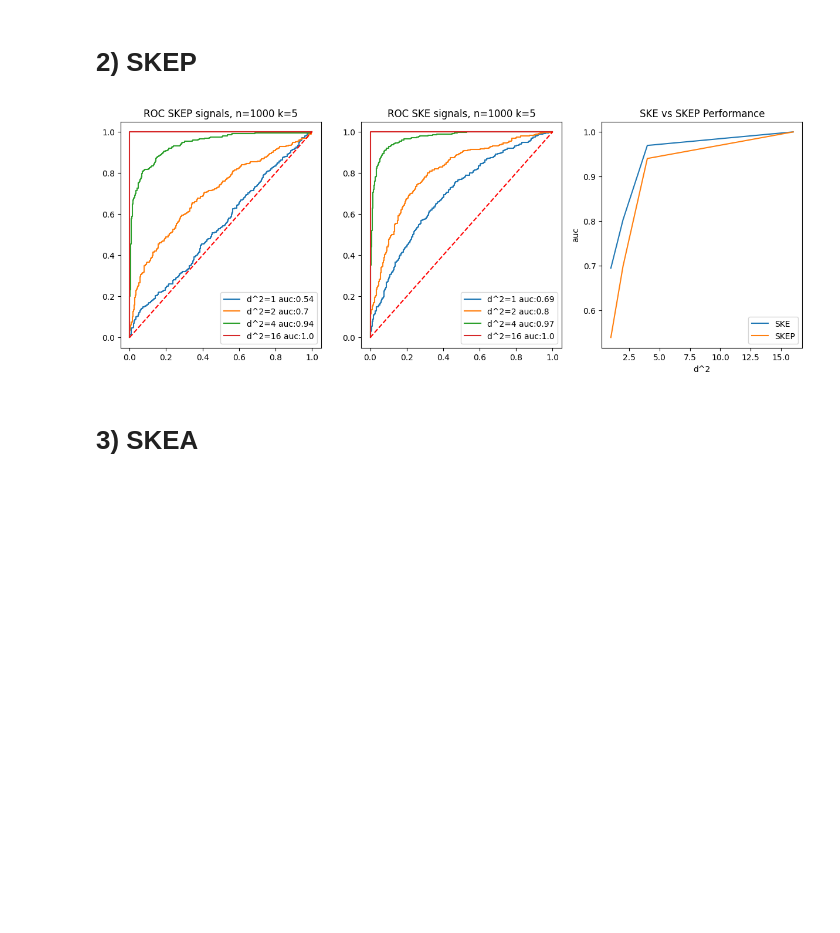
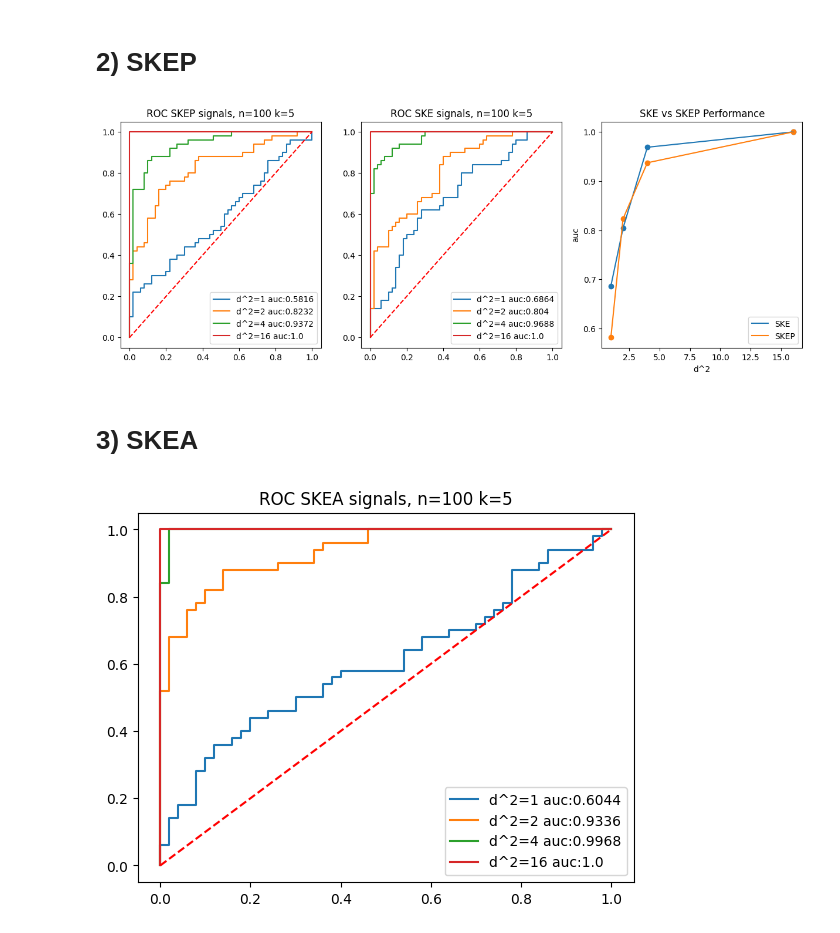
Before and after one commit to albertlyuan/ece-585, a Jupyter notebook: hw2.ipynb, the cells around one changed output. Cells and saved outputs as stored; diff of their text form; code cells hidden in the pictures; blank space fills up the shorter version.

```diff
--- a/hw2.ipynb
+++ b/hw2.ipynb
@@ -94,7 +93,7 @@ E = 1
 amp = 1
 freq = 10
 k=5
-n = 1000
+n = 100
 
 unknownPhase = np.random.uniform(0, 2*np.pi)
 t = np.linspace(0, 2 * np.pi, k)
@@ -121,7 +120,7 @@ for d in d2:
     pd,pfa = calcPdPfa(decisionStats)
     auc = metrics.auc(pfa,pd)
 
-    ax[0].plot(pfa,pd, label=f"d^2={d} auc:{round(auc,2)}")
+    ax[0].plot(pfa,pd, label=f"d^2={d} auc:{round(auc,5)}")
     ax[0].set_title(f"ROC SKEP signals, n={n} k={k}")
     SKEP.append(auc)
 
@@ -144,7 +143,7 @@ for d in d2:
     pd,pfa = calcPdPfa(decisionStats)
     auc = metrics.auc(pfa,pd)
 
-    ax[1].plot(pfa,pd, label=f"d^2={d} auc:{round(auc,2)}")
+    ax[1].plot(pfa,pd, label=f"d^2={d} auc:{round(auc,5)}")
     ax[1].set_title(f"ROC SKE signals, n={n} k={k}")
     SKE.append(auc)
 
@@ -154,6 +153,8 @@ ax[0].plot([0, 1], [0, 1],'r--')
 ax[1].plot([0, 1], [0, 1],'r--')
 
 ax[2].plot(d2, SKE, label="SKE")
+ax[2].scatter(d2, SKE)
+ax[2].scatter(d2, SKEP)
 ax[2].plot(d2, SKEP, label="SKEP")
 ax[2].set_xlabel("d^2")
 ax[2].set_ylabel("auc")
@@ -161,7 +162,7 @@ ax[2].set_title("SKE vs SKEP Performance")
 ax[2].legend()
 plt.show()
 # %% [output]
-[figure, old version]
+[figure, new version]
 # %% [markdown]
 # 3) SKEA
 # %%
@@ -169,44 +170,40 @@ np.random.seed(seed=0)
 
 d2 = [1,2,4,16]
 E = 1
-
-amp = 1
 freq = 10
-# k = 360
+n = 100
 k=5
-n = 1000
 
 
-
-unknownPhase = np.random.uniform(0, 2*np.pi)
+unknownAmp = np.random.uniform(0.0,1.0)
+phase = np.random.uniform(0, 2*np.pi)
 t = np.linspace(0, 2 * np.pi, k)
-signal = amp * np.sin(freq * t + unknownPhase)
+signal = unknownAmp * np.sin(freq * t + phase)
 
 fig, ax = plt.subplots()
 for d in d2:
     noise_variance = E/d
 
     h1 = signal + np.random.normal(0, noise_variance, size=(n//2, k))
     h0 = np.random.normal(0, noise_variance, size=(n//2, k))
     decisionStats = np.ndarray((n,2))
 
-    # integrate from 0 to 2pi of cos^2
-    # S: integrated over 2pi S*S
-    # N: integrated over 2pi: N*S
-    decisionStats[:n//2,0] = np.power(np.sum(h1*amp*np.cos(freq * t), axis=1),2) + np.power(np.sum(h1*amp*np.sin(freq * t), axis=1),2)
+    decisionStats[:n//2,0] = np.power(np.trapz(h1*np.sin(freq * t + phase), t, axis=1),2) + np.power(np.trapz(h1*np.cos(freq * t + phase), t, axis=1),2)
     decisionStats[:n//2,1] = 1
 
-    decisionStats[n//2:,0] = np.power(np.sum(h0*amp*np.cos(freq * t), axis=1),2) + np.power(np.sum(h0*amp*np.sin(freq * t), axis=1),2)
+    decisionStats[n//2:,0] = np.power(np.trapz(h0*np.sin(freq * t + phase), t, axis=1),2) + np.power(np.trapz(h0*np.cos(freq * t + phase), t, axis=1),2)
     decisionStats[n//2:,1] = 0
 
     decisionStats = decisionStats[decisionStats[:, 0].argsort()]
 
     pd,pfa = calcPdPfa(decisionStats)
     auc = metrics.auc(pfa,pd)
+    ax.plot(pfa,pd, label=f"d^2={d} auc:{round(auc,5)}")
 
-    ax.plot(pfa,pd, label=f"d^2={d} auc:{round(auc,2)}")
 
 ax.legend()
-ax.set_title(f"ROC SKEP signals, n={n} k={k}")
+ax.set_title(f"ROC SKEA signals, n={n} k={k}")
 ax.plot([0, 1], [0, 1],'r--')
 plt.show()
+# %% [output]
+[figure, added]
```
Also changed, not shown: parts of 3 cells of this notebook.
